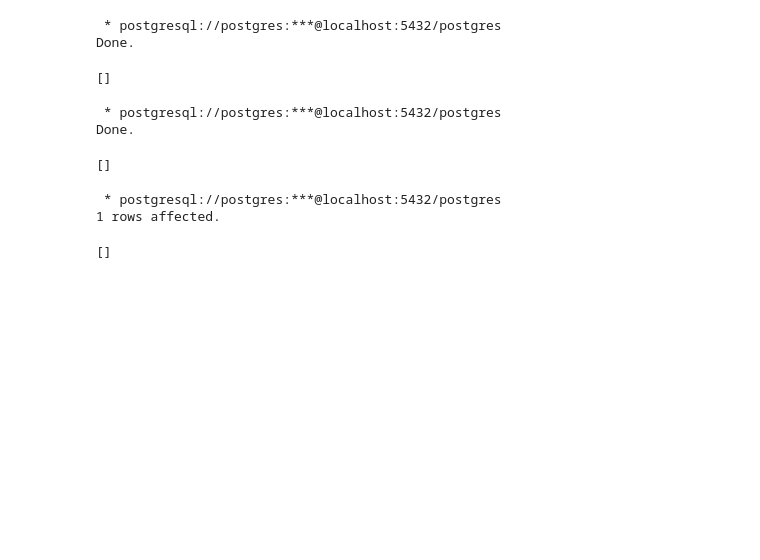
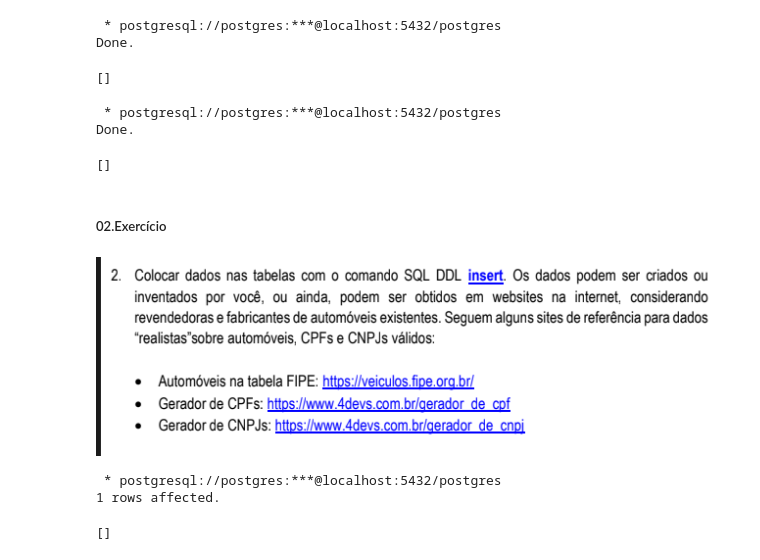
Before and after one commit to biancasipas/BancosDadosSQL, a Jupyter notebook: bd_aula2.ipynb, the cells around one changed output. Drawn from its saved outputs; the diff is of its cells as text; code cells hidden in the pictures; blank space fills up the shorter version.

```diff
--- a/bd_aula2.ipynb
+++ b/bd_aula2.ipynb
@@ -263,6 +263,13 @@ CREATE TABLE carros2.garagens (
  * postgresql://postgres:***@localhost:5432/postgres
 Done.
 []
+# %% [markdown]
+##### 02.Exercício
+# %%
+from IPython.display import Image, display
+display(Image('02_ExercicioBD_SQL.png'))
+# %% [output]
+[figure, added]
 # %%
 %%sql
 
```
Also changed, not shown: parts of 12 cells of this notebook.
